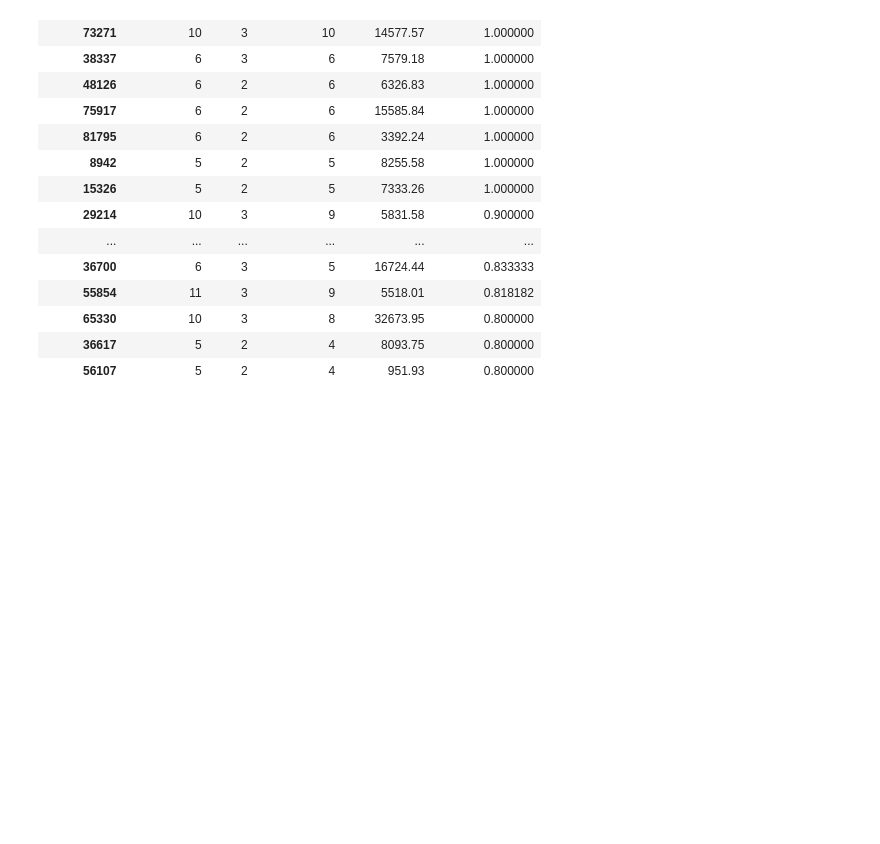
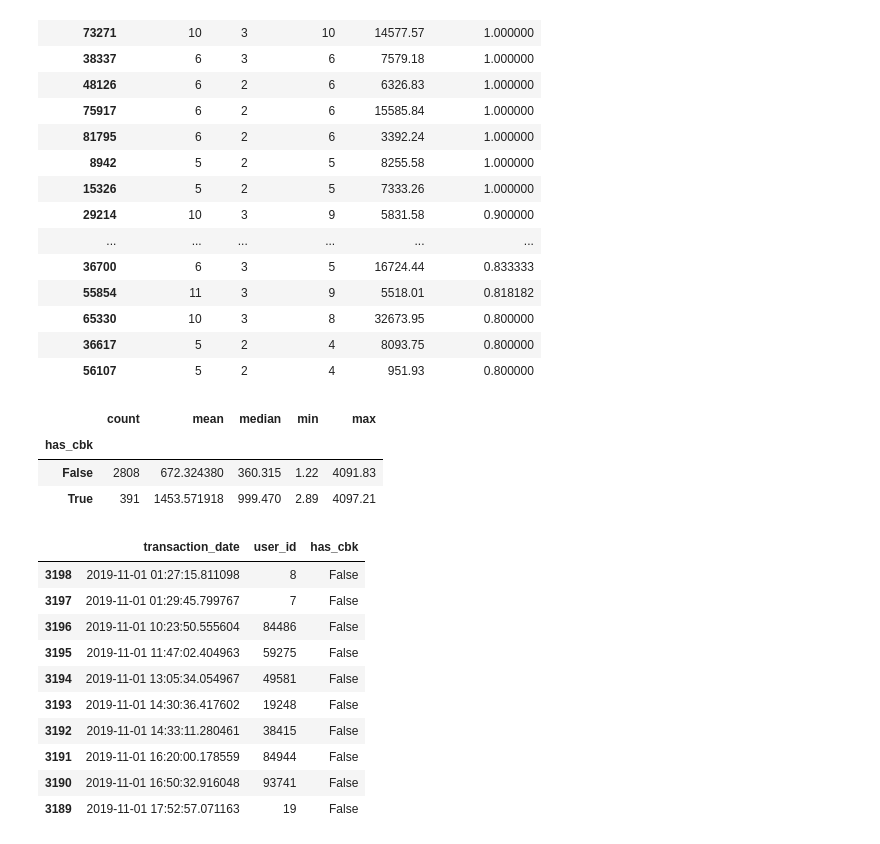
Before and after one commit to Vagnerkrg/cloudwalk-risk-analyst-case, a Jupyter notebook: notebooks/02_exploratory_data_analysis.ipynb, the cells around one changed output. Saved outputs shown, nothing was run; the diff lists cells and outputs as text; code cells hidden in the pictures; blank space fills up the shorter version.

```diff
--- a/notebooks/02_exploratory_data_analysis.ipynb
+++ b/notebooks/02_exploratory_data_analysis.ipynb
@@ -1379,3 +1379,26 @@ priority_merchants[
 | 65330 | 10 | 3 | 8 | 32673.95 | 0.800000 |
 | 36617 | 5 | 2 | 4 | 8093.75 | 0.800000 |
 | 56107 | 5 | 2 | 4 | 951.93 | 0.800000 |
+# %%
+amount_by_cbk
+# %% [output]
+|  | count | mean | median | min | max |
+| has_cbk |  |  |  |  |  |
+| False | 2808 | 672.324380 | 360.315 | 1.22 | 4091.83 |
+| True | 391 | 1453.571918 | 999.470 | 2.89 | 4097.21 |
+# %%
+df[["transaction_date", "user_id", "has_cbk"]].sort_values(
+    "transaction_date"
+).head(10)
+# %% [output]
+|  | transaction_date | user_id | has_cbk |
+| 3198 | 2019-11-01 01:27:15.811098 | 8 | False |
+| 3197 | 2019-11-01 01:29:45.799767 | 7 | False |
+| 3196 | 2019-11-01 10:23:50.555604 | 84486 | False |
+| 3195 | 2019-11-01 11:47:02.404963 | 59275 | False |
+| 3194 | 2019-11-01 13:05:34.054967 | 49581 | False |
+| 3193 | 2019-11-01 14:30:36.417602 | 19248 | False |
+| 3192 | 2019-11-01 14:33:11.280461 | 38415 | False |
+| 3191 | 2019-11-01 16:20:00.178559 | 84944 | False |
+| 3190 | 2019-11-01 16:50:32.916048 | 93741 | False |
+| 3189 | 2019-11-01 17:52:57.071163 | 19 | False |
```
Also changed, not shown: parts of 1 cell of this notebook.
